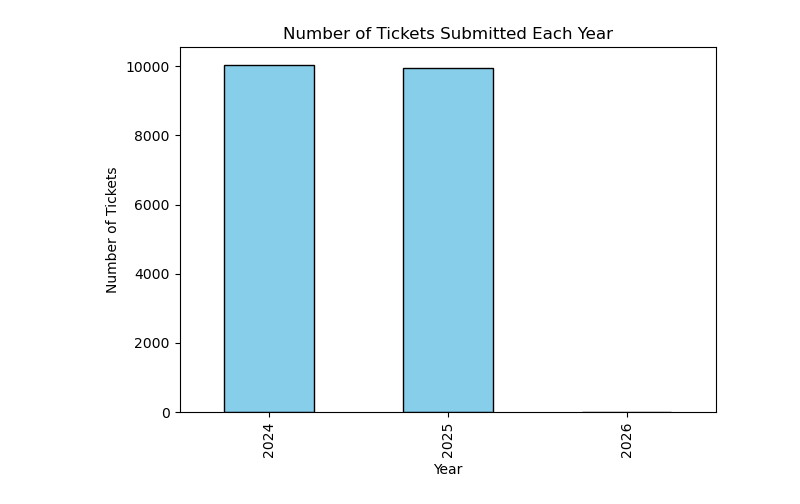
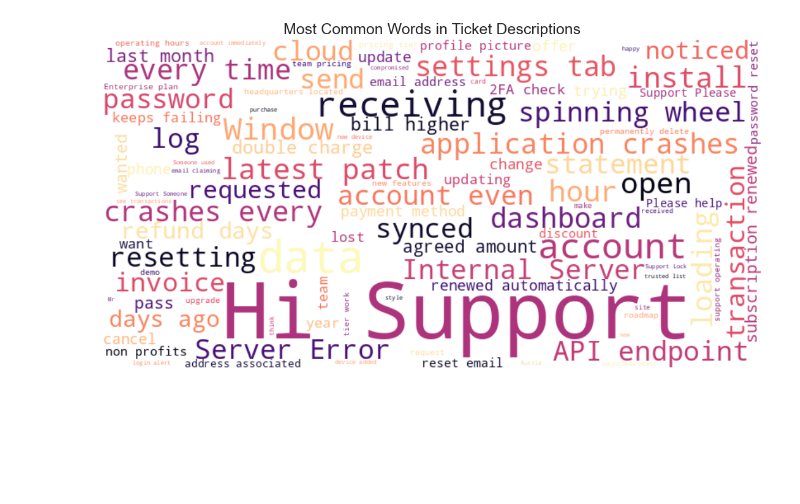
Before and after one commit to belalahmed22/Depi-project, a Jupyter notebook: EDA.ipynb, the cells around one changed output. Drawn from its saved outputs; the diff is of its cells as text; code cells hidden in the pictures; blank space fills up the shorter version.

```diff
--- a/EDA.ipynb
+++ b/EDA.ipynb
@@ -187,10 +247,21 @@ df
-# %%
-yearly_counts = df['Submission_Date'].dt.year.value_counts().sort_index()
-yearly_counts.plot(kind='bar', color='skyblue', edgecolor='black')
-plt.title('Number of Tickets Submitted Each Year')
-plt.xlabel('Year')
-plt.ylabel('Number of Tickets')
-plt.tight_layout()
-plt.show()
-# %% [output]
-[figure, removed]
+# %%
+# Combine all ticket descriptions into a single massive string
+text_data = " ".join(desc for desc in df['Ticket_Description'].dropna())
+
+# Generate the word cloud
+wordcloud = WordCloud(
+    width=800,
+    height=400,
+    background_color='white',
+    colormap='magma',
+    max_words=100
+).generate(text_data)
+
+# Display the word cloud
+plt.figure(figsize=(14, 7))
+plt.imshow(wordcloud, interpolation='bilinear')
+plt.axis('off')
+plt.title('Most Common Words in Ticket Descriptions', fontsize=18)
+plt.show()
+# %% [output]
+[figure, added]
```
Also changed, not shown: parts of 29 cells of this notebook.
